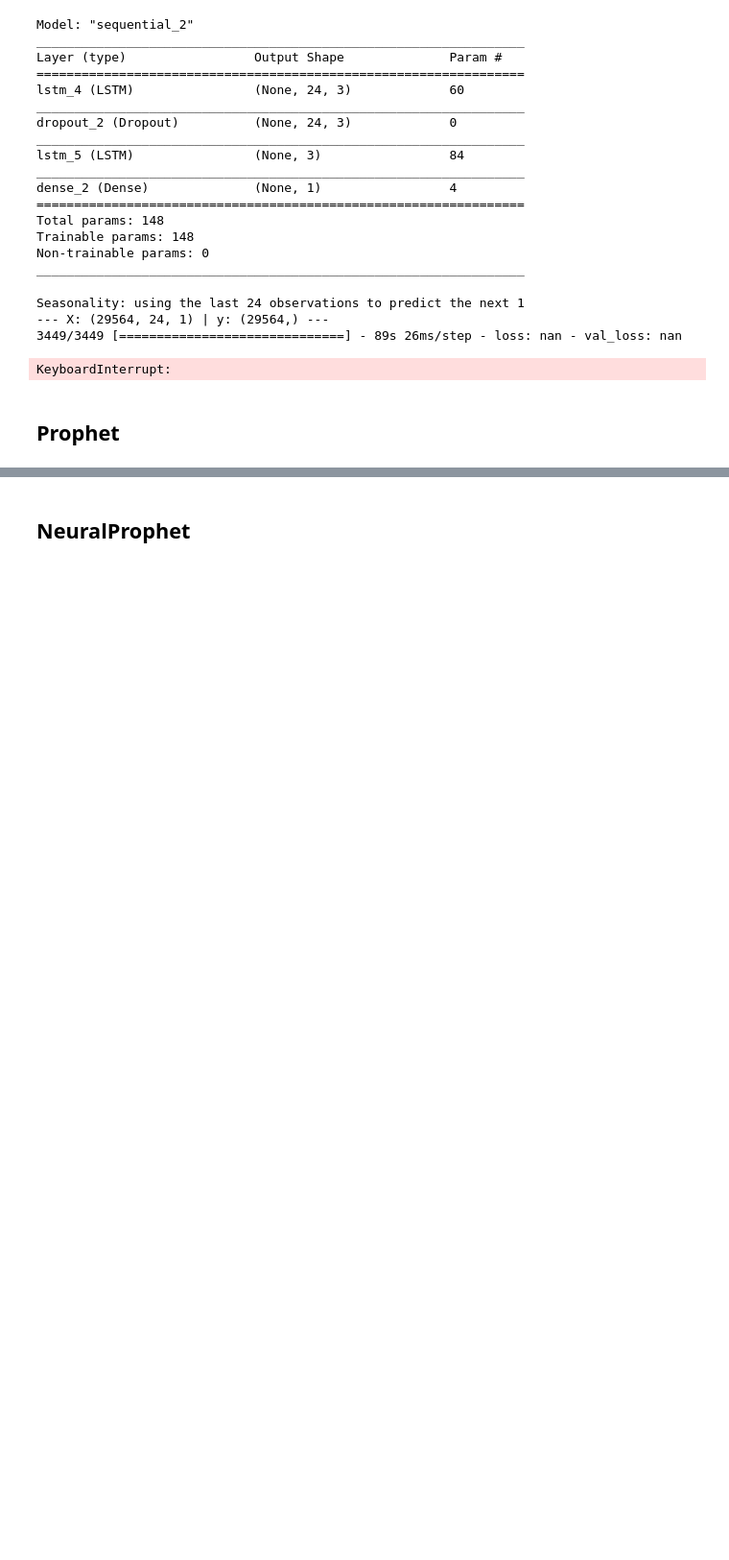
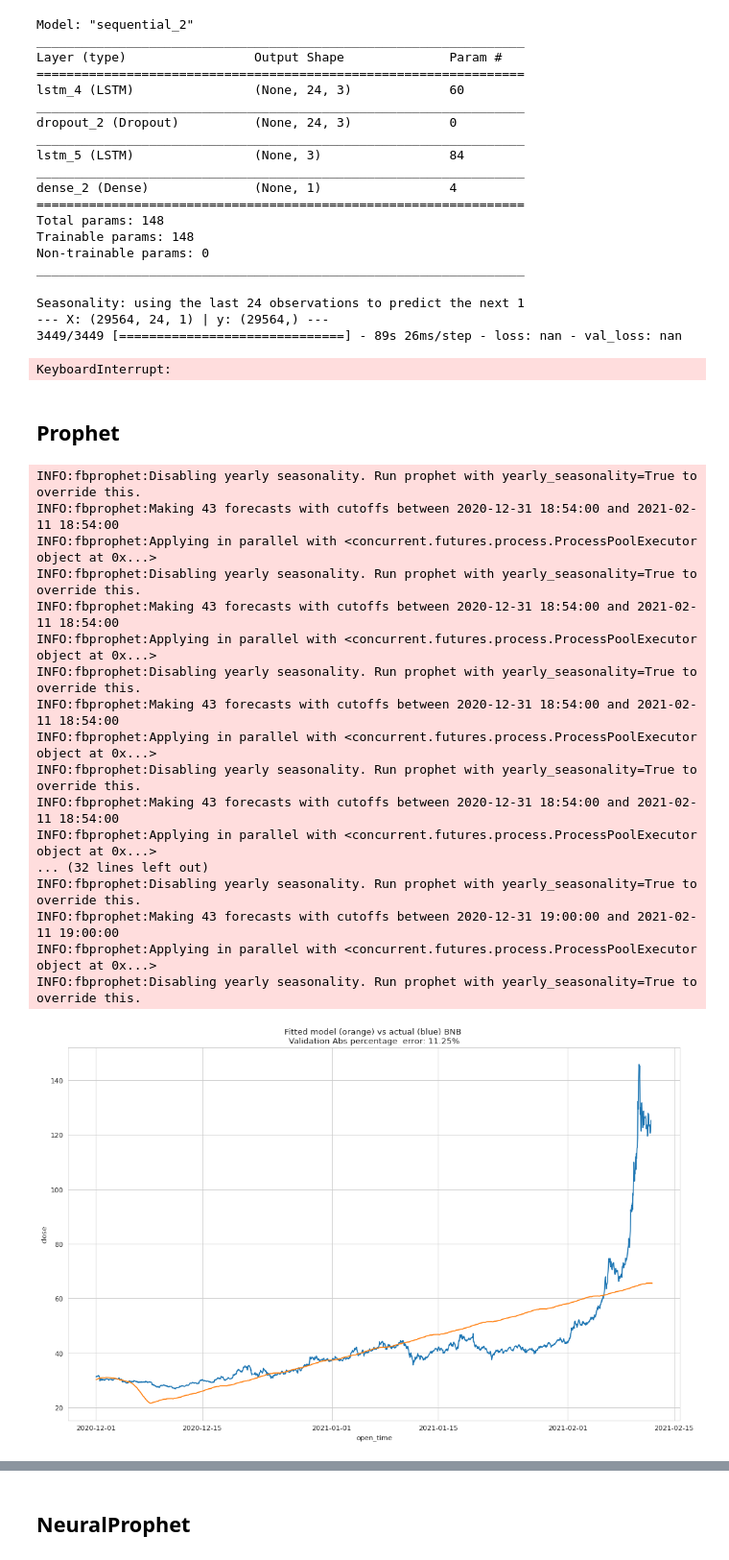
Before and after one commit to Jeffrey-shipping-it/Crypto-time-series, a Jupyter notebook: notebooks/modelling.ipynb, the cells around one changed output, grey strips where cells are left out. Shown at 96% size. Cells and saved outputs as stored; diff of their text form; code cells hidden in the pictures; blank space fills up the shorter version.

```diff
--- a/notebooks/modelling.ipynb
+++ b/notebooks/modelling.ipynb
@@ -27,0 +17,9 @@ BTC
+# %%
+def _fill_data_dict(dir=os.listdir(), extension=".parquet", splitter="-"):
+    file_list = [file for file in dir if file.endswith(extension)]
+    data_dict = {}
+    for file in file_list:
+        data_dict[file.split(splitter)[0]] = pd.read_parquet(file)
+    return data_dict
+# %%
+data_dict = _fill_data_dict()
@@ -114,0 +98,5 @@ BTC
+# %%
+def _downsample_binance_data_dict(data_dict, dt_col='open_time', freq='1H'):
+    for key, value in data_dict.items():
+        data_dict[key] = value.asfreq(freq).reset_index()
+    return data_dict
@@ -114,0 +123,2 @@ BTC
+# %%
+data_dict_ = _downsample_binance_data_dict(data_dict)
@@ -512,3 +553,24 @@ def prophet_gridsearch(changepoint_range, cutoff_val, df_active, dfpr, horizon,
     best_seasonality_prior_scale = tuning_results.loc[0, 'seasonality_prior_scale']
     val_mape = tuning_results.loc[0, 'mape']
     return best_changepoint_prior_scale, best_seasonality_prior_scale, tuning_results, val_mape
+# %%
+model_dict = fit_prophet(data_dict, cutoff='2020-12-01', initial=30, horizon=4)
+# %% [output]
+INFO:fbprophet:Disabling yearly seasonality. Run prophet with yearly_seasonality=True to override this.
+INFO:fbprophet:Making 43 forecasts with cutoffs between 2020-12-31 18:54:00 and 2021-02-11 18:54:00
+INFO:fbprophet:Applying in parallel with <concurrent.futures.process.ProcessPoolExecutor object at 0x...>
+INFO:fbprophet:Disabling yearly seasonality. Run prophet with yearly_seasonality=True to override this.
+INFO:fbprophet:Making 43 forecasts with cutoffs between 2020-12-31 18:54:00 and 2021-02-11 18:54:00
+INFO:fbprophet:Applying in parallel with <concurrent.futures.process.ProcessPoolExecutor object at 0x...>
+INFO:fbprophet:Disabling yearly seasonality. Run prophet with yearly_seasonality=True to override this.
+INFO:fbprophet:Making 43 forecasts with cutoffs between 2020-12-31 18:54:00 and 2021-02-11 18:54:00
+INFO:fbprophet:Applying in parallel with <concurrent.futures.process.ProcessPoolExecutor object at 0x...>
+INFO:fbprophet:Disabling yearly seasonality. Run prophet with yearly_seasonality=True to override this.
+INFO:fbprophet:Making 43 forecasts with cutoffs between 2020-12-31 18:54:00 and 2021-02-11 18:54:00
+INFO:fbprophet:Applying in parallel with <concurrent.futures.process.ProcessPoolExecutor object at 0x...>
+... (32 lines left out)
+INFO:fbprophet:Disabling yearly seasonality. Run prophet with yearly_seasonality=True to override this.
+INFO:fbprophet:Making 43 forecasts with cutoffs between 2020-12-31 19:00:00 and 2021-02-11 19:00:00
+INFO:fbprophet:Applying in parallel with <concurrent.futures.process.ProcessPoolExecutor object at 0x...>
+INFO:fbprophet:Disabling yearly seasonality. Run prophet with yearly_seasonality=True to override this.
+[figure, added]
```
Also changed, not shown: parts of 30 cells of this notebook.
